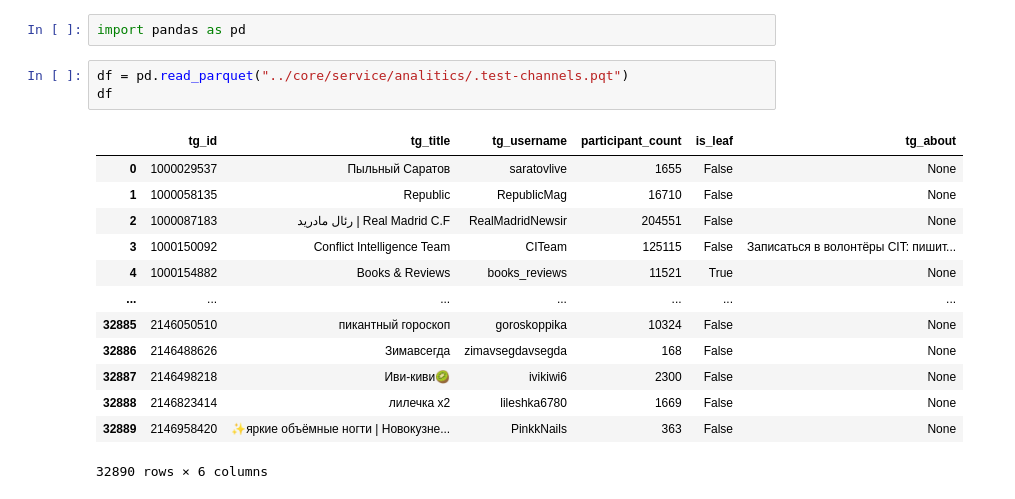
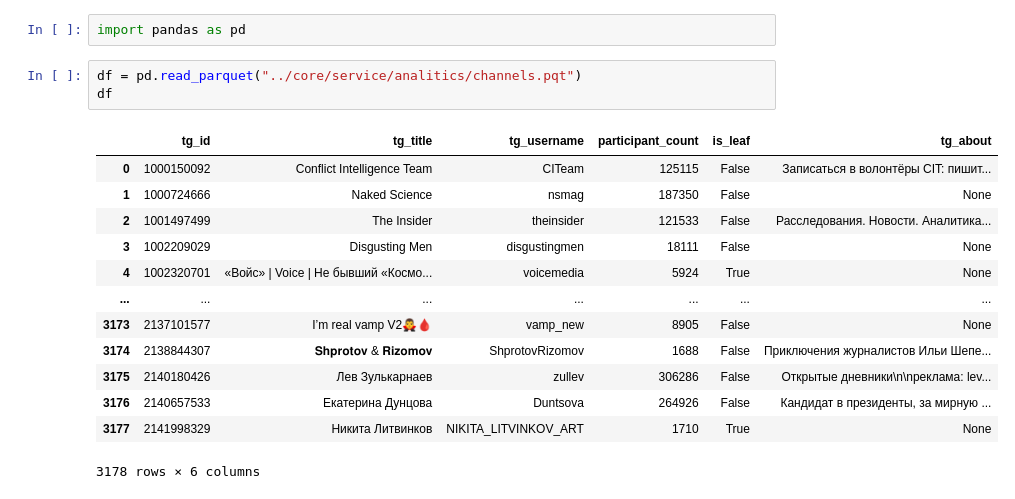
Before and after one commit to TeaDove/fun-telegram, a Jupyter notebook: ds/main.ipynb, the cells around one changed output. Cells and saved outputs as stored; diff of their text form.

```diff
--- a/ds/main.ipynb
+++ b/ds/main.ipynb
@@ -1,20 +1,20 @@
 # %%
 import pandas as pd
 # %%
-df = pd.read_parquet("../core/service/analitics/.test-channels.pqt")
+df = pd.read_parquet("../core/service/analitics/channels.pqt")
 df
 # %% [output]
 |  | tg_id | tg_title | tg_username | participant_count | is_leaf | tg_about |
-| 0 | 1000029537 | Пыльный Саратов | saratovlive | 1655 | False | None |
-| 1 | 1000058135 | Republic | RepublicMag | 16710 | False | None |
-| 2 | 1000087183 | رئال مادرید | Real Madrid C.F | RealMadridNewsir | 204551 | False | None |
-| 3 | 1000150092 | Conflict Intelligence Team | CITeam | 125115 | False | Записаться в волонтёры CIT: пишит... |
-| 4 | 1000154882 | Books & Reviews | books_reviews | 11521 | True | None |
+| 0 | 1000150092 | Conflict Intelligence Team | CITeam | 125115 | False | Записаться в волонтёры CIT: пишит... |
+| 1 | 1000724666 | Naked Science | nsmag | 187350 | False | None |
+| 2 | 1001497499 | The Insider | theinsider | 121533 | False | Расследования. Новости. Аналитика... |
+| 3 | 1002209029 | Disgusting Men | disgustingmen | 18111 | False | None |
+| 4 | 1002320701 | «Войс» | Voice | Не бывший «Космо... | voicemedia | 5924 | True | None |
 | ... | ... | ... | ... | ... | ... | ... |
-| 32885 | 2146050510 | пикантный гороскоп | goroskoppika | 10324 | False | None |
-| 32886 | 2146488626 | Зимавсегда | zimavsegdavsegda | 168 | False | None |
-| 32887 | 2146498218 | Иви-киви🥝 | ivikiwi6 | 2300 | False | None |
-| 32888 | 2146823414 | лилечка x2 | lileshka6780 | 1669 | False | None |
-| 32889 | 2146958420 | ✨яркие объёмные ногти | Новокузне... | PinkkNails | 363 | False | None |
+| 3173 | 2137101577 | I’m real vamp V2🧛‍♂️🩸 | vamp_new | 8905 | False | None |
+| 3174 | 2138844307 | 𝐒𝐡𝐩𝐫𝐨𝐭𝐨𝐯 & 𝐑𝐢𝐳𝐨𝐦𝐨𝐯 | ShprotovRizomov | 1688 | False | Приключения журналистов Ильи Шепе... |
+| 3175 | 2140180426 | Лев Зулькарнаев | zullev | 306286 | False | Открытые дневники\n\nреклама: lev... |
+| 3176 | 2140657533 | Екатерина Дунцова | Duntsova | 264926 | False | Кандидат в президенты, за мирную ... |
+| 3177 | 2141998329 | Никита Литвинков | NIKITA_LITVINKOV_ART | 1710 | True | None |
-32890 rows × 6 columns
+3178 rows × 6 columns
 # %%
```
Also changed, not shown: parts of 3 cells of this notebook, 10 other files.
